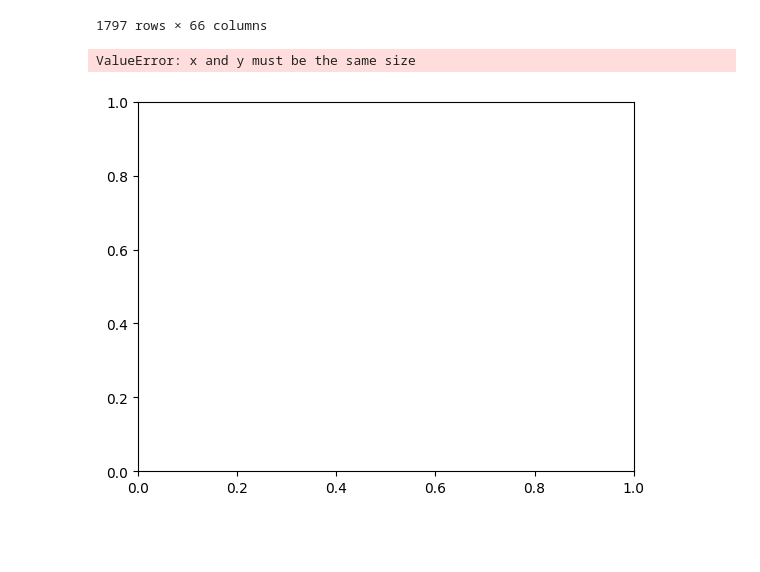
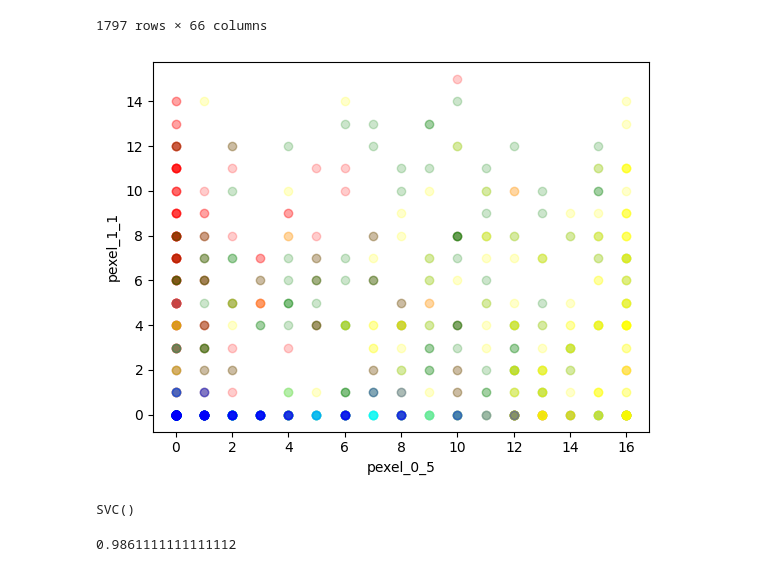
Before and after one commit to mashrafi02/Python-Data-science-Machine-learning, a Jupyter notebook: chapter 42 scikit-learn/Support Vector Machine (SVM)/support_vm.ipynb, the cells around one changed output. Cells and saved outputs as stored; diff of their text form; code cells hidden in the pictures; blank space fills up the shorter version.

```diff
--- a/chapter 42 scikit-learn/Support Vector Machine (SVM)/support_vm.ipynb
+++ b/chapter 42 scikit-learn/Support Vector Machine (SVM)/support_vm.ipynb
@@ -54,11 +55,14 @@ df
 dfs = {}
 for i in range(10):
     dfs[i] = df[df.target_names == i]
-# %%
-plt.scatter(dfs[2].pixel_0_5, dfs[2].pixel_1_1, marker='+', c="red")
-plt.xlabel("pexel_0_5")
-plt.ylabel("pexel_1_1")
-plt.show()
-# %% [output]
-ValueError: x and y must be the same size
-[figure, removed]
+# %%
+plt.scatter(dfs[2].pixel_0_5, dfs[2].pixel_1_1, marker='o', c="red", alpha=0.2)
+plt.scatter(dfs[3].pixel_0_5, dfs[3].pixel_1_1, marker='o', c="green", alpha=0.2)
+plt.scatter(dfs[4].pixel_0_5, dfs[4].pixel_1_1, marker='o', c="aqua", alpha=0.2)
+plt.scatter(dfs[5].pixel_0_5, dfs[5].pixel_1_1, marker='o', c="yellow", alpha=0.2)
+plt.scatter(dfs[6].pixel_0_5, dfs[6].pixel_1_1, marker='o', c="blue", alpha=0.2)
+plt.xlabel("pexel_0_5")
+plt.ylabel("pexel_1_1")
+plt.show()
+# %% [output]
+[figure, added]
@@ -64,0 +74,9 @@ ValueError: x and y must be the same size
+# %%
+model = SVC()
+model.fit(x_train, y_train)
+# %% [output]
+SVC()
+# %%
+model.score(x_test,y_test)
+# %% [output]
+0.9861111111111112
```
Also changed, not shown: parts of 3 cells of this notebook.
